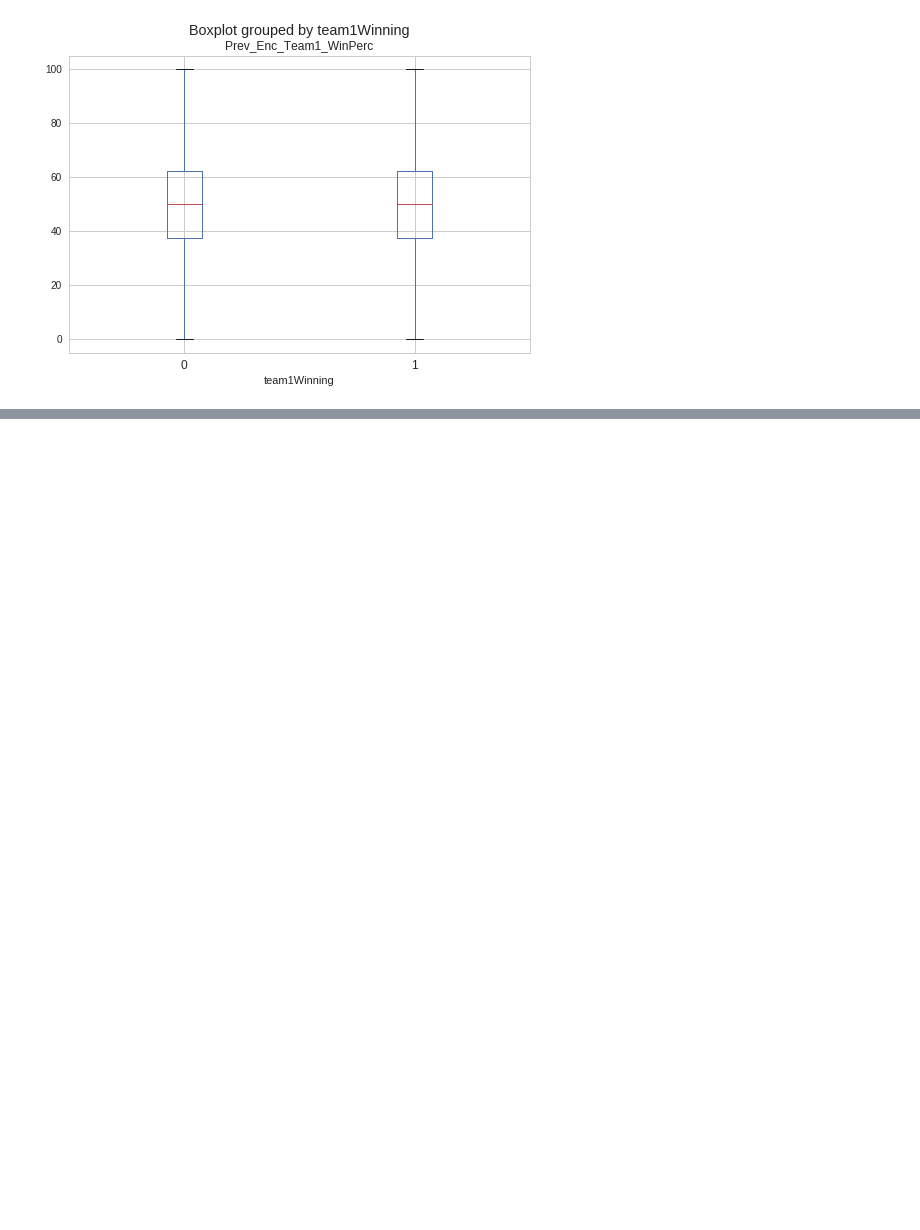
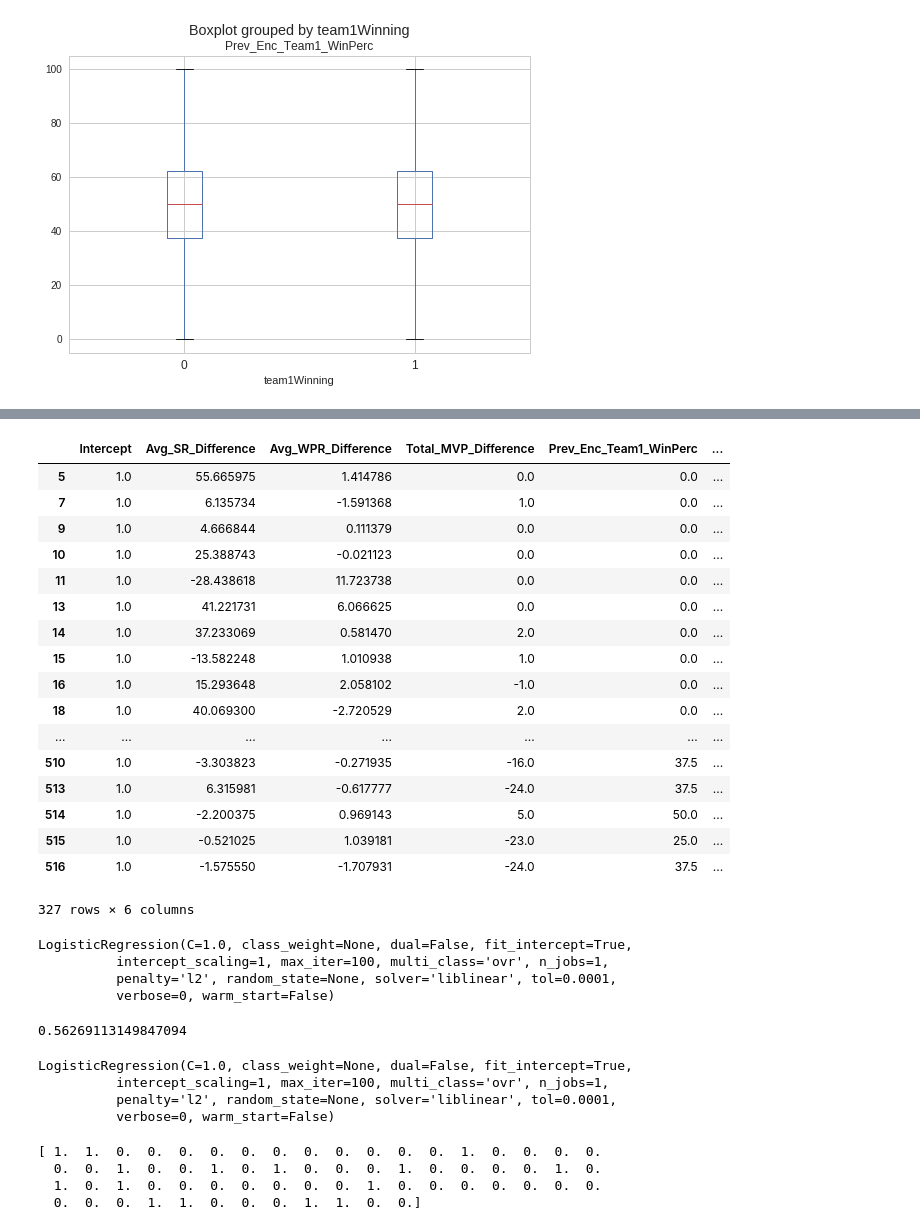
Before and after one commit to XInterns/IPL-Sparkers-2017-Interns, a Jupyter notebook: src/Match Outcome Prediction with IPL Data (Soham).ipynb, the cells around one changed output, grey strips where cells are left out. Saved outputs shown, nothing was run; the diff lists cells and outputs as text; code cells hidden in the pictures; blank space fills up the shorter version.

```diff
--- a/src/Match Outcome Prediction with IPL Data (Soham).ipynb
+++ b/src/Match Outcome Prediction with IPL Data (Soham).ipynb
@@ -486,0 +528,23 @@ matches.boxplot(column = 'Prev_Enc_Team1_WinPerc', by='team1Winning', showfliers
+# %%
+y, X = dmatrices('team1Winning ~ Avg_SR_Difference + Avg_WPR_Difference + Total_MVP_Difference + Prev_Enc_Team1_WinPerc + \
+                  Total_RF_Difference', matches, return_type="dataframe")
+X
+# %% [output]
+|  | Intercept | Avg_SR_Difference | Avg_WPR_Difference | Total_MVP_Difference | Prev_Enc_Team1_WinPerc | ... |
+| 5 | 1.0 | 55.665975 | 1.414786 | 0.0 | 0.0 | ... |
+| 7 | 1.0 | 6.135734 | -1.591368 | 1.0 | 0.0 | ... |
+| 9 | 1.0 | 4.666844 | 0.111379 | 0.0 | 0.0 | ... |
+| 10 | 1.0 | 25.388743 | -0.021123 | 0.0 | 0.0 | ... |
+| 11 | 1.0 | -28.438618 | 11.723738 | 0.0 | 0.0 | ... |
+| 13 | 1.0 | 41.221731 | 6.066625 | 0.0 | 0.0 | ... |
+| 14 | 1.0 | 37.233069 | 0.581470 | 2.0 | 0.0 | ... |
+| 15 | 1.0 | -13.582248 | 1.010938 | 1.0 | 0.0 | ... |
+| 16 | 1.0 | 15.293648 | 2.058102 | -1.0 | 0.0 | ... |
+| 18 | 1.0 | 40.069300 | -2.720529 | 2.0 | 0.0 | ... |
+| ... | ... | ... | ... | ... | ... | ... |
+| 510 | 1.0 | -3.303823 | -0.271935 | -16.0 | 37.5 | ... |
+| 513 | 1.0 | 6.315981 | -0.617777 | -24.0 | 37.5 | ... |
+| 514 | 1.0 | -2.200375 | 0.969143 | 5.0 | 50.0 | ... |
+| 515 | 1.0 | -0.521025 | 1.039181 | -23.0 | 25.0 | ... |
+| 516 | 1.0 | -1.575550 | -1.707931 | -24.0 | 37.5 | ... |
+327 rows × 6 columns
@@ -486,0 +553,34 @@ matches.boxplot(column = 'Prev_Enc_Team1_WinPerc', by='team1Winning', showfliers
+# %%
+# instantiate a logistic regression model, and fit with X and y
+model = LogisticRegression()
+model = model.fit(X, y_arr)
+model
+# %% [output]
+LogisticRegression(C=1.0, class_weight=None, dual=False, fit_intercept=True,
+          intercept_scaling=1, max_iter=100, multi_class='ovr', n_jobs=1,
+          penalty='l2', random_state=None, solver='liblinear', tol=0.0001,
+          verbose=0, warm_start=False)
+# %%
+# check the accuracy on the training set
+model.score(X, y_arr)
+# %% [output]
+0.56269113149847094
+# %%
+# evaluate the model by splitting into train and test sets
+X_train, X_test, y_train, y_test = train_test_split(X, y_arr, test_size = 0.2, random_state=0)
+model2 = LogisticRegression()
+model2.fit(X_train, y_train)
+# %% [output]
+LogisticRegression(C=1.0, class_weight=None, dual=False, fit_intercept=True,
+          intercept_scaling=1, max_iter=100, multi_class='ovr', n_jobs=1,
+          penalty='l2', random_state=None, solver='liblinear', tol=0.0001,
+          verbose=0, warm_start=False)
+# %%
+# predict class labels for the test set
+predicted = model2.predict(X_test)
+print predicted
+# %% [output]
+[ 1.  1.  0.  0.  0.  0.  0.  0.  0.  0.  0.  0.  0.  1.  0.  0.  0.  0.
+  0.  0.  1.  0.  0.  1.  0.  1.  0.  0.  0.  1.  0.  0.  0.  0.  1.  0.
+  1.  0.  1.  0.  0.  0.  0.  0.  0.  0.  1.  0.  0.  0.  0.  0.  0.  0.
+  0.  0.  0.  1.  1.  0.  0.  0.  1.  1.  0.  0.]
```
Also changed, not shown: parts of 21 cells of this notebook.
